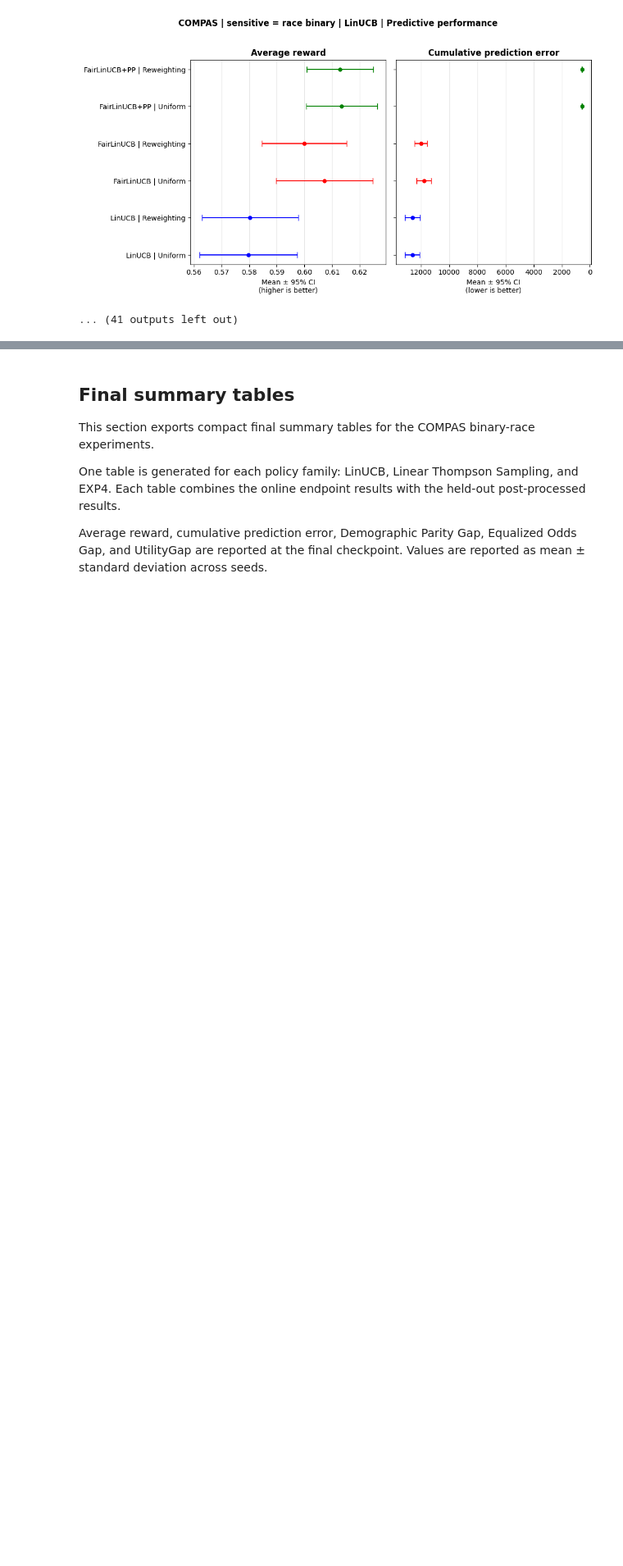
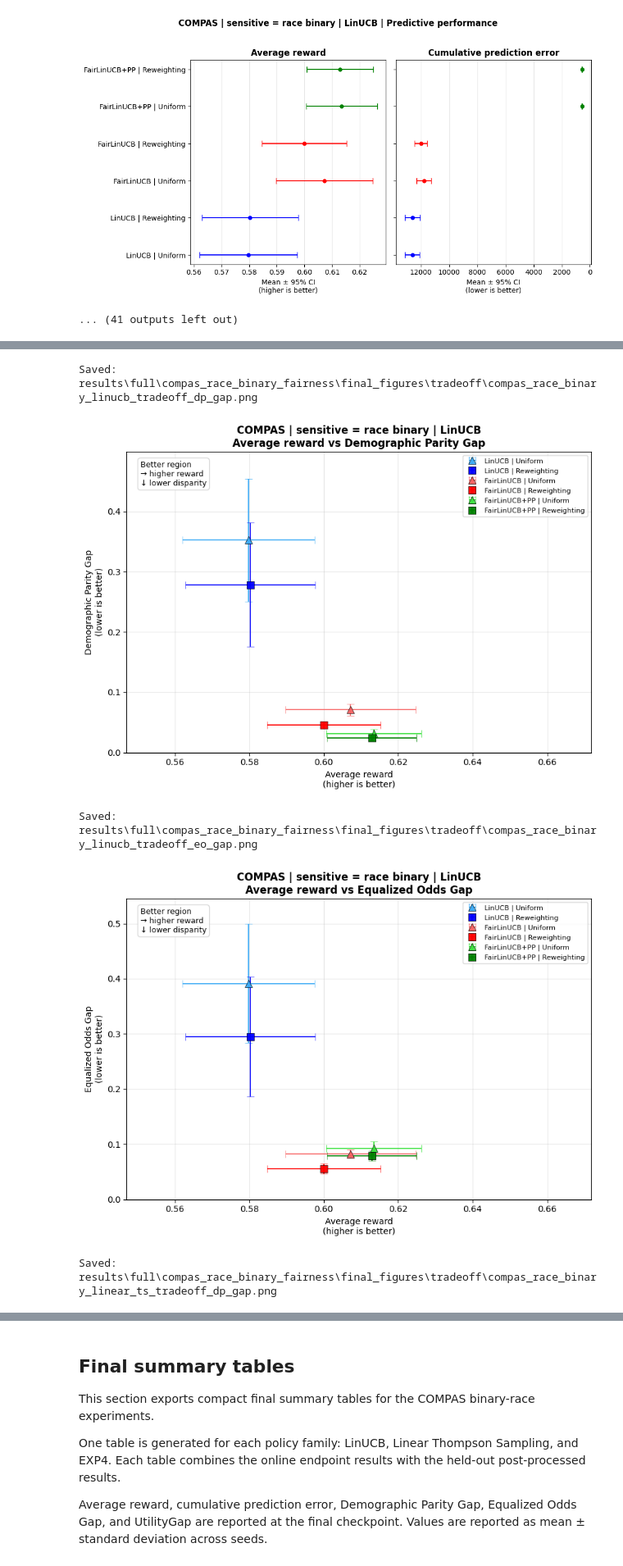
Before and after one commit to jeagrego/MA-Thesis, a Jupyter notebook: notebooks/compas_race_binary_fairness.ipynb, the cells around one changed output, grey strips where cells are left out. Shown at 82% size. Drawn from its saved outputs; the diff is of its cells as text; code cells hidden in the pictures; blank space fills up the shorter version.

```diff
--- a/notebooks/compas_race_binary_fairness.ipynb
+++ b/notebooks/compas_race_binary_fairness.ipynb
@@ -788,0 +793,27 @@ Saved: results\full\compas_race_binary_fairness\final_figures\compas__race_binar
+# %%
+COMPAS_TRADEOFF_DIR = FIG_DIR / "tradeoff"
+
+compas_tradeoff_paths = plot_real_dataset_tradeoff_set(
+    dataset_label="COMPAS",
+    sensitive_label="race binary",
+    endpoint_df=endpoint_df,
+    postproc_df=postproc_df,
+    policy_families=POLICY_FAMILIES,
+    preprocessings=PREPROCESSINGS,
+    fig_dir=COMPAS_TRADEOFF_DIR,
+    file_prefix="compas_race_binary",
+    policy_labels=POLICY_LABELS,
+    preprocessing_labels=PREPROCESSING_LABELS,
+    confidence=0.95,
+    show=True,
+)
+
+print("COMPAS trade-off figures:", len(compas_tradeoff_paths))
+for path in compas_tradeoff_paths:
+    print(path)
+# %% [output]
+Saved: results\full\compas_race_binary_fairness\final_figures\tradeoff\compas_race_binary_linucb_tradeoff_dp_gap.png
+[figure, added]
+Saved: results\full\compas_race_binary_fairness\final_figures\tradeoff\compas_race_binary_linucb_tradeoff_eo_gap.png
+[figure, added]
+Saved: results\full\compas_race_binary_fairness\final_figures\tradeoff\compas_race_binary_linear_ts_tradeoff_dp_gap.png
```
Also changed, not shown: parts of 3 cells of this notebook, 4 other files.
